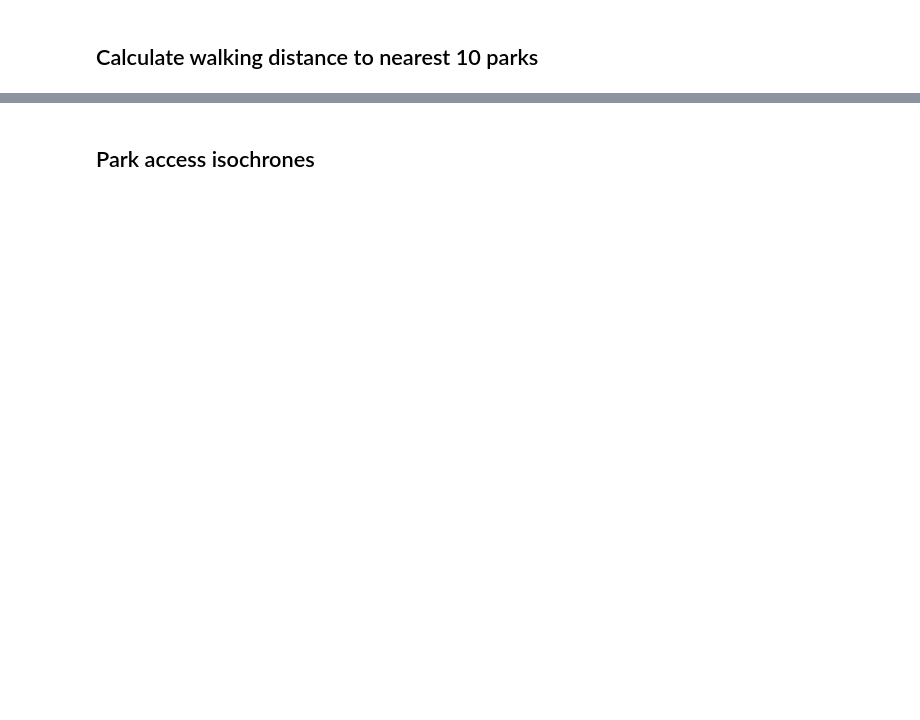
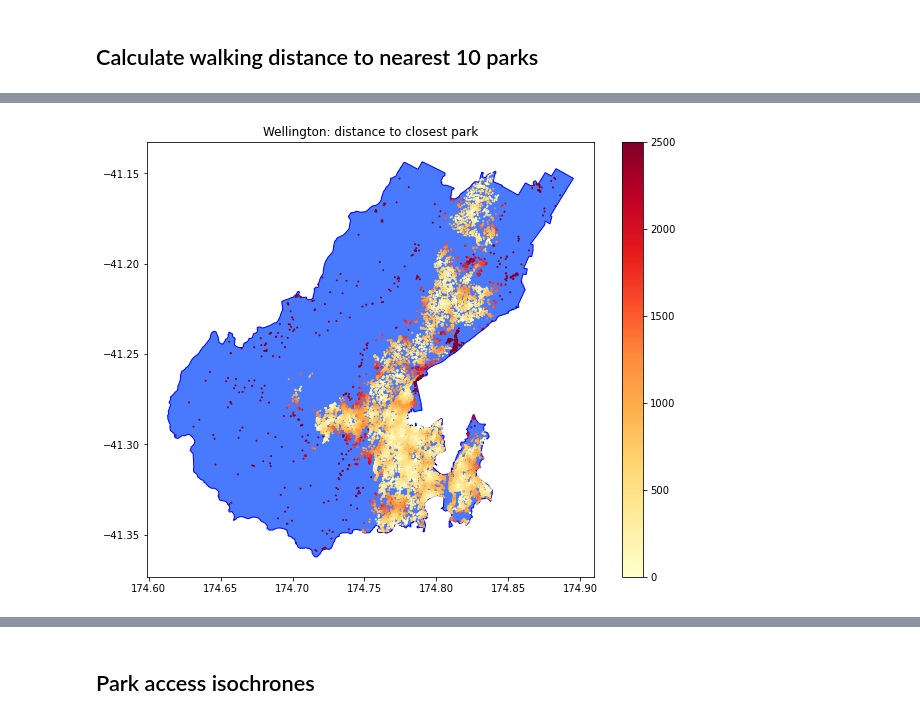
Before and after one commit to shriv/maptime-jul21, a Jupyter notebook: Walking to the park on a computer.ipynb, the cells around one changed output, grey strips where cells are left out. Saved outputs shown, nothing was run; the diff lists cells and outputs as text; code cells hidden in the pictures; blank space fills up the shorter version.

```diff
--- a/Walking to the park on a computer.ipynb
+++ b/Walking to the park on a computer.ipynb
@@ -241,13 +262,15 @@ playground_accessibility_flat.head()
 # %%
 fig, ax = plt.subplots(figsize=(10,8))
 
 plt.title('Wellington: distance to closest park')
 plt.scatter(flat_distance_network.nodes_df.x,flat_distance_network.nodes_df.y,
             c=playground_accessibility_flat[1], s=1, cmap='YlOrRd')
 cb = plt.colorbar()
-patch = PolygonPatch(wgtn['geometry'][0], fc='blue', ec='blue', alpha=0.5, zorder=-1)
+patch = PolygonPatch(wgtn['geometry'][0], fc='#4979FD', ec='blue', zorder=-1)
 ax.add_patch(patch)
 plt.show()
+# %% [output]
+[figure, added]
 # %%
 plt.hist(playground_accessibility_flat[1], bins=100);
 plt.xlabel('Walking distance (m)');
```
Also changed, not shown: parts of 21 cells of this notebook, 1 other file.
